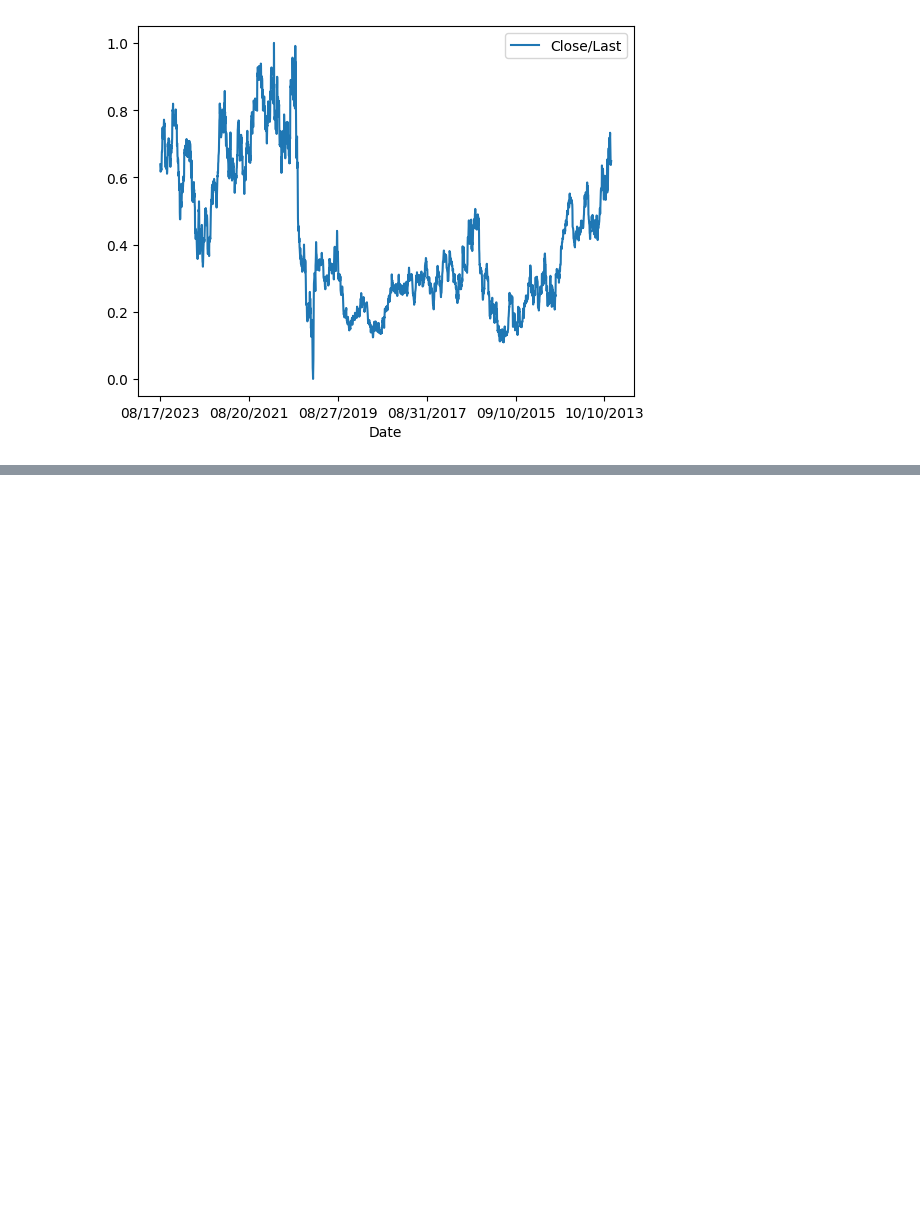
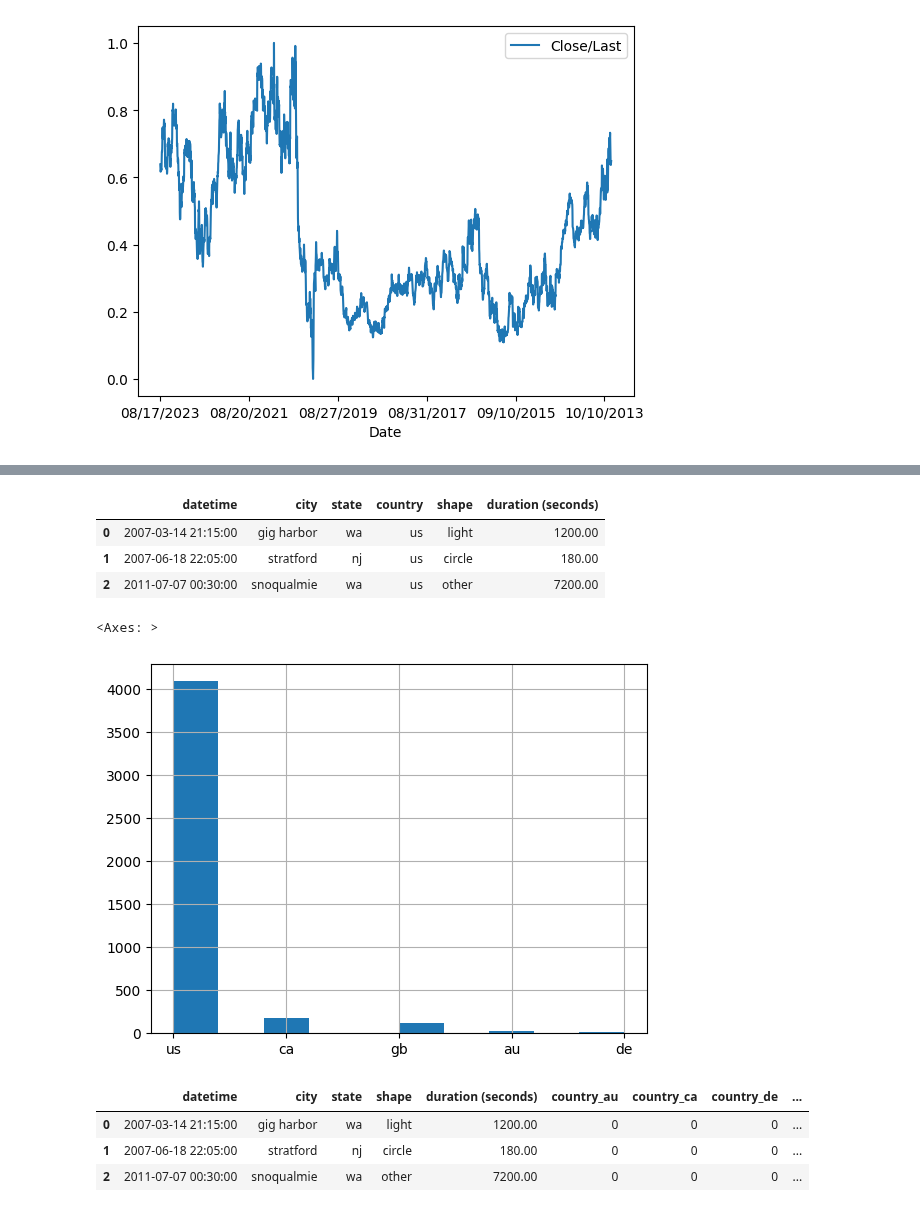
Before and after one commit to jehuhta/Intro_Data_Analytics_Huhta_Jeremy_Spring2025, a Jupyter notebook: Exercises_2_Pandas/DataAnalyticsExerciseSet2.ipynb, the cells around one changed output, grey strips where cells are left out. Saved outputs shown, nothing was run; the diff lists cells and outputs as text; code cells hidden in the pictures; blank space fills up the shorter version.

```diff
--- a/Exercises_2_Pandas/DataAnalyticsExerciseSet2.ipynb
+++ b/Exercises_2_Pandas/DataAnalyticsExerciseSet2.ipynb
@@ -1082,0 +1143,8 @@ There's a list of possibly interesting datasets listed in Moodle as well.
+# %%
+
+# Let's drop some columns.
+df = df.drop(['duration (hours/min)', 'date posted', 'latitude', 'comments'], axis=1)
+
+# Longitude has trailing/leading white spaces, so we'll drop it by column index.
+df = df.drop(df.columns[6], axis=1)
+df.head()
@@ -1082,0 +1158,39 @@ There's a list of possibly interesting datasets listed in Moodle as well.
+# %%
+# Let's convert some of these datatypes
+# Duration(seconds) from object to float
+df['duration (seconds)'] = df['duration (seconds)'].astype(float)
+# %%
+# Setting datetime
+df['datetime'] = pd.to_datetime(df['datetime'])
+# %%
+# Resetting the index and dropping the original one.
+df = df.reset_index()
+df = df.drop('index', axis=1)
+df.head(3)
+# %% [output]
+|  | datetime | city | state | country | shape | duration (seconds) |
+| 0 | 2007-03-14 21:15:00 | gig harbor | wa | us | light | 1200.00 |
+| 1 | 2007-06-18 22:05:00 | stratford | nj | us | circle | 180.00 |
+| 2 | 2011-07-07 00:30:00 | snoqualmie | wa | us | other | 7200.00 |
+# %%
+# It looks like there's an overwhelming majority of US sightings in this dataset
+# We would have to take that into account if we found any correlations.
+df['country'].hist()
+# %% [output]
+<Axes: >
+[figure, added]
+# %%
+# I want to make a correlation between duration of the sighting and country, let's convert the nominal
+# variable to binary in separate  columns.
+
+variables = ['country']
+
+encoder = OneHotEncoder(sparse_output=False).set_output(transform='pandas')
+one_hot_encoded = encoder.fit_transform(df[variables]).astype(int)
+df = pd.concat([df, one_hot_encoded], axis=1).drop(columns=variables)
+df.head(3)
+# %% [output]
+|  | datetime | city | state | shape | duration (seconds) | country_au | country_ca | country_de | ... |
+| 0 | 2007-03-14 21:15:00 | gig harbor | wa | light | 1200.00 | 0 | 0 | 0 | ... |
+| 1 | 2007-06-18 22:05:00 | stratford | nj | circle | 180.00 | 0 | 0 | 0 | ... |
+| 2 | 2011-07-07 00:30:00 | snoqualmie | wa | other | 7200.00 | 0 | 0 | 0 | ... |
```
Also changed, not shown: parts of 15 cells of this notebook, 3 other files.
